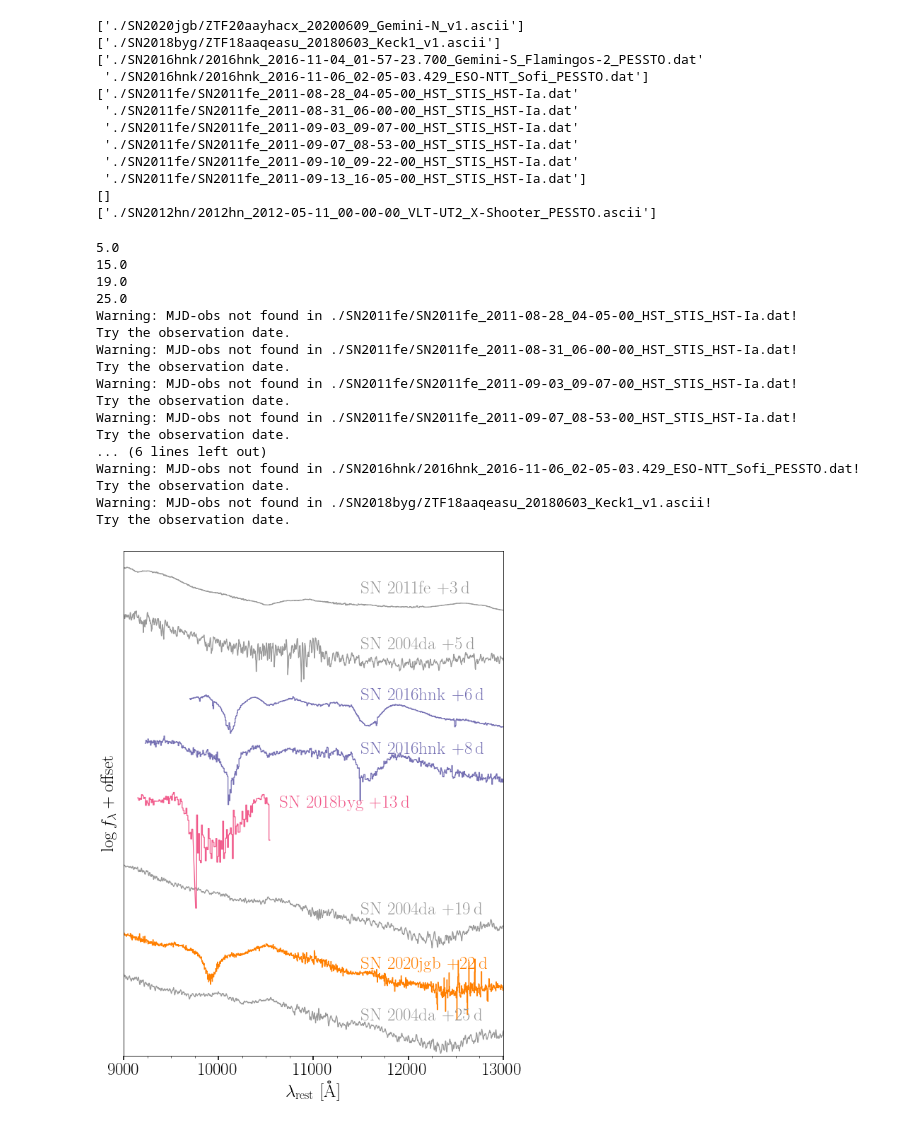
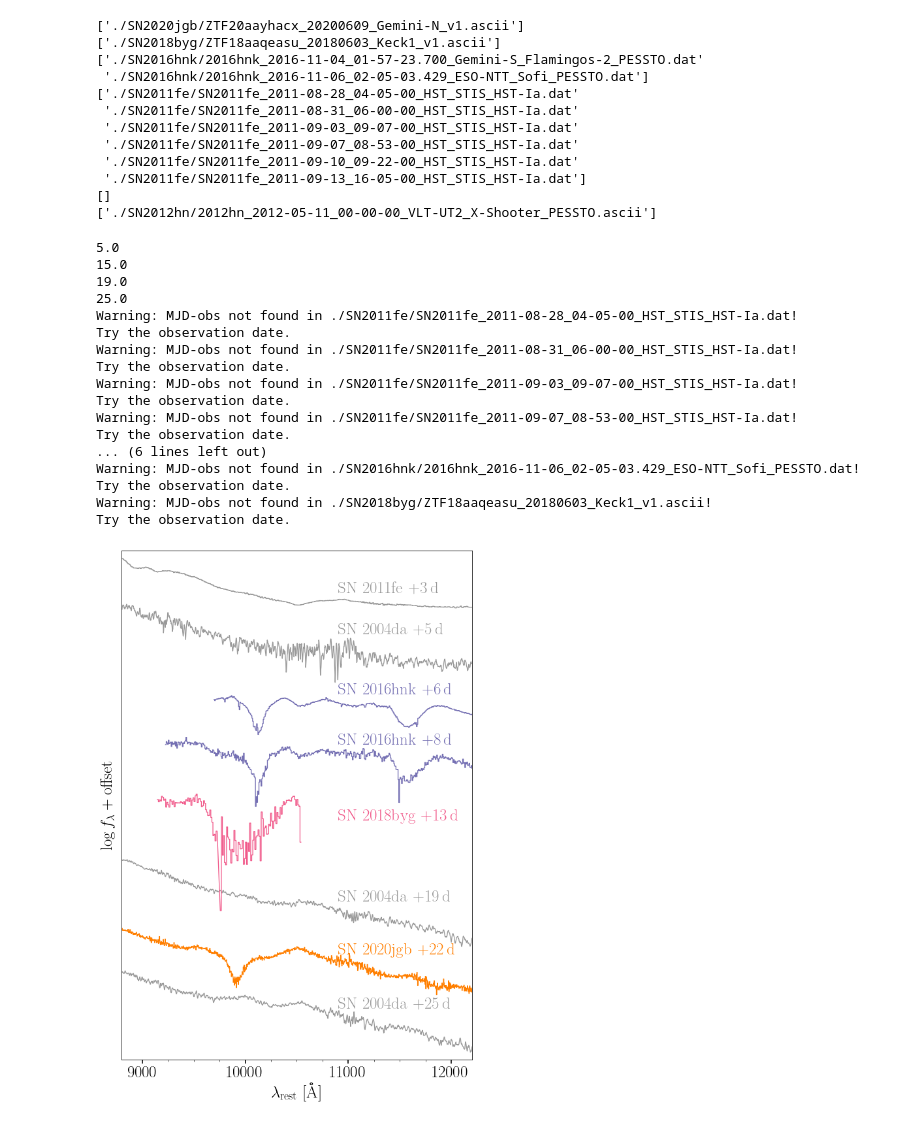
Before and after one commit to slowdivePTG/SN2020jgb, a Jupyter notebook: spectroscopy/Spec_comp.ipynb, the cells around one changed output. Cells and saved outputs as stored; diff of their text form; code cells hidden in the pictures.

Commit message:
Paper: figure sizes

```diff
--- a/spectroscopy/Spec_comp.ipynb
+++ b/spectroscopy/Spec_comp.ipynb
@@ -124,7 +124,7 @@ def plot_box_spec(wave, flux):
 # %%
 rv = 3.1
 
-fig, ax = plt.subplots(figsize=(8, 11))
+fig, ax = plt.subplots(figsize=(8, 12))
 
 h = .8
 v = 11500
@@ -134,7 +134,7 @@ normIa.sort()
 
 spec_num_norm = [1, 5, 6, 8]
 num = -1
-for spec in normIa: #normal Ia from Marion+09
+for spec in normIa:  #normal Ia from Marion+09
     with open(spec) as f:
         ll = f.readlines()
     for l in ll:
@@ -155,19 +155,22 @@ for spec in normIa: #normal Ia from Marion+09
             color=color_map['palegrey'],
             linewidth=1.3)
     if phase < 0:
-        ax.text(min(v, wv[-1] * 1.01),
-                .1 * h - h * 1.05 * spec_num_norm[num],
-                r'$\mathrm{SN\ 2004da}$' + ' $-{:.0f}\,\mathrm d$'.format(np.abs(phase)),
+        ax.text(10900,
+                .1 * h - h * 1.0 * spec_num_norm[num],
+                r'$\mathrm{SN\ 2004da}$' +
+                ' $-{:.0f}\,\mathrm d$'.format(np.abs(phase)),
                 color=color_map['palegrey'])
     else:
-        ax.text(min(v, wv[-1] * 1.01),
-                .1 * h - h * 1.06 * spec_num_norm[num],
-                r'$\mathrm{SN\ 2004da}$' + ' $+{:.0f}\,\mathrm d$'.format(np.abs(phase)),
+        ax.text(10900,
+                .4 * h - h * 1.06 * spec_num_norm[num],
+                r'$\mathrm{SN\ 2004da}$' +
+                ' $+{:.0f}\,\mathrm d$'.format(np.abs(phase)),
                 color=color_map['palegrey'])
 
 spec_num = [0, 2, 3, 4, 7, 9]
 num = -1
-for sn, c in zip([fe, hnk, byg, jgb], ['palegrey', 'purple', 'magenta', 'orange', 'green']):
+for sn, c in zip([fe, hnk, byg, jgb],
+                 ['palegrey', 'purple', 'magenta', 'orange', 'green']):
     for spec in sn.NIRfiles:
         spec_df = pd.read_csv(spec,
                               comment='#',
@@ -237,7 +240,8 @@ for sn, c in zip([fe, hnk, byg, jgb], ['palegrey', 'purple', 'magenta', 'orange'
                 [spec_df[0].values, spec_df[1].values, fl_unc]).T,
                                size=.1)
         wv, fl = plot_box_spec(out[:, 0], out[:, 1])
-        wv, fl = wv[fl > 1e-2 * np.nanmedian(fl)], fl[fl > 1e-2 * np.nanmedian(fl)]
+        wv, fl = wv[fl > 1e-2 * np.nanmedian(fl)], fl[fl > 1e-2 *
+                                                      np.nanmedian(fl)]
 
         fl_unc = np.repeat(out[:, -1], 2)
 
@@ -252,51 +256,52 @@ for sn, c in zip([fe, hnk, byg, jgb], ['palegrey', 'purple', 'magenta', 'orange'
                 linewidth=1,
                 alpha=0.2)'''
         ax.plot(wv / (1 + sn.z),
-                np.log10(fl / norm_flux) - h * spec_num[num] ,
+                np.log10(fl / norm_flux) - h * spec_num[num],
                 color=color_map[c],
                 linewidth=1.3)
-        if mjd_obs - sn.t_max_mjd < 24:
-            ax.text(min(v, wv[-1] / (1 + sn.z) * 1.01),
-                    .15 * h - 1.07 * h * spec_num[num],
-                    r'$\mathrm{' + sn.name + '}$' +
-                    ' $+{:.0f}\,\mathrm d$'.format(np.abs(phase)),
-                    color=color_map[c])
-        else:
-            ax.text(min(v, wv[-1] / (1 + sn.z) * 1.01),
-                    .15 * h - 1.15 * h * spec_num[num],
-                    r'$\mathrm{' + sn.name + '}$' +
-                    ' $+{:.0f}\,\mathrm d$'.format(np.abs(phase)),
-                    color=color_map[c])
 
-ax.set_xlim(9000, 13000)
+        y = .15 * h - 1.0 * h * spec_num[num]
+        if abs(mjd_obs - sn.t_max_mjd - 13) < 1:  #18byg
+            y -= 0.5 * h
+        elif abs(mjd_obs - sn.t_max_mjd - 22) < 2:  #20jgb
+            y -= 0.15 * h
+
+        ax.text(10900,
+                y,
+                r'$\mathrm{' + sn.name + '}$' +
+                ' $+{:.0f}\,\mathrm d$'.format(np.abs(phase)),
+                color=color_map[c])
+
+ax.set_xlim(8800, 12200)
 ax.set_ylim(-1.01 * h * (spec_num_norm[-1] + 1), h)
 ax.set_ylabel(r'$\log f_\lambda + \mathrm{offset}$')
 ax.set_xlabel(r'$\lambda_\mathrm{rest}\ [\mathrm{\r{A}}]$',
               **{'fontname': 'Times New Roman'})
 ax.xaxis.set_minor_locator(MultipleLocator(250))
+ax.xaxis.set_major_locator(MultipleLocator(1000))
 ax.set_yticks([])
 
 fig.subplots_adjust(left=0.06, bottom=0.051, top=0.953, right=0.991)
 fig.savefig('../paper/figures/NIR_spec_comp.pdf', bbox_inches='tight')
 # %% [output]
 5.0
 15.0
 19.0
 25.0
 Warning: MJD-obs not found in ./SN2011fe/SN2011fe_2011-08-28_04-05-00_HST_STIS_HST-Ia.dat!
 Try the observation date.
 Warning: MJD-obs not found in ./SN2011fe/SN2011fe_2011-08-31_06-00-00_HST_STIS_HST-Ia.dat!
 Try the observation date.
 Warning: MJD-obs not found in ./SN2011fe/SN2011fe_2011-09-03_09-07-00_HST_STIS_HST-Ia.dat!
 Try the observation date.
 Warning: MJD-obs not found in ./SN2011fe/SN2011fe_2011-09-07_08-53-00_HST_STIS_HST-Ia.dat!
 Try the observation date.
 ... (6 lines left out)
 Warning: MJD-obs not found in ./SN2016hnk/2016hnk_2016-11-06_02-05-03.429_ESO-NTT_Sofi_PESSTO.dat!
 Try the observation date.
 Warning: MJD-obs not found in ./SN2018byg/ZTF18aaqeasu_20180603_Keck1_v1.ascii!
 Try the observation date.
-[figure, old version]
+[figure, new version]
 # %%
 from scipy.interpolate import splrep, splev
 # %%
```
Also changed, not shown: parts of 1 cell of this notebook, 8 other files.
